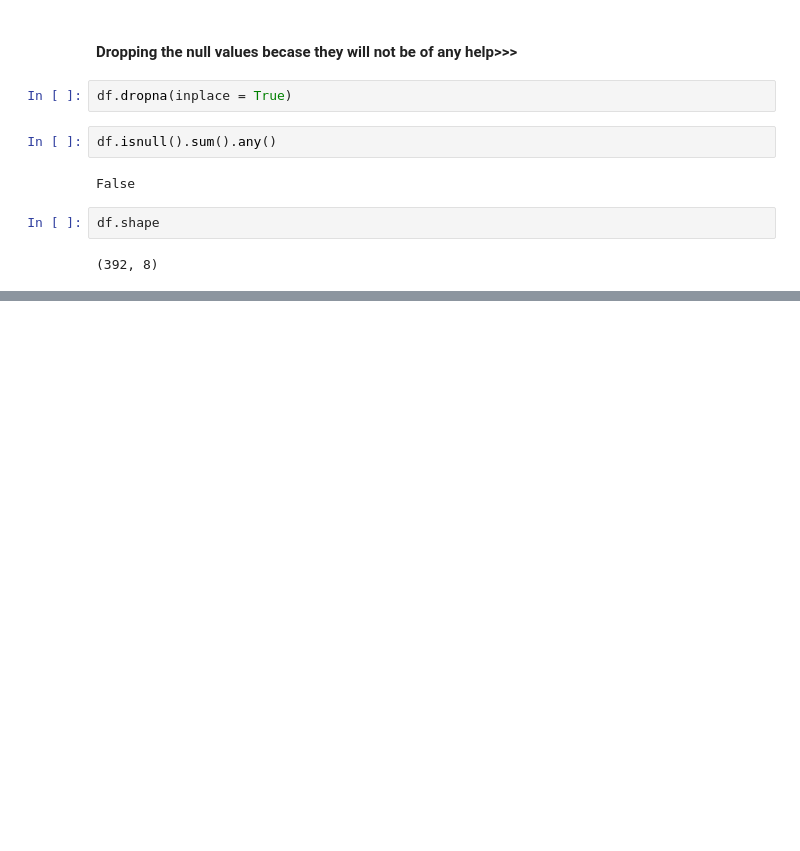
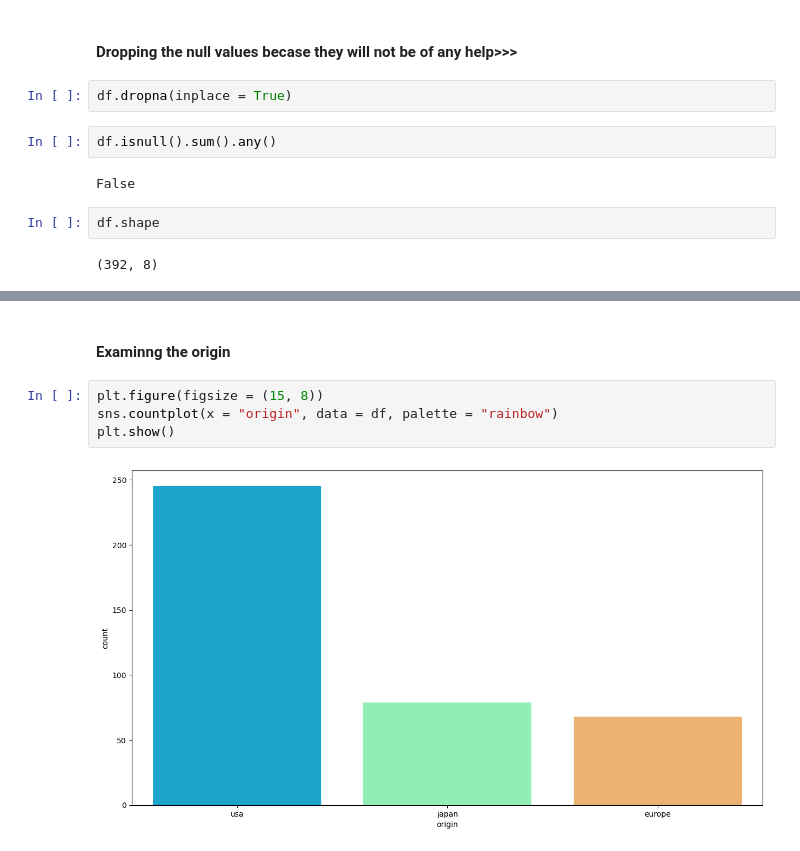
Before and after one commit to kin-yao/udemyy-python, a Jupyter notebook: Linear_Regression.ipynb, the cells around one changed output, grey strips where cells are left out. Drawn from its saved outputs; the diff is of its cells as text; blank space fills up the shorter version.

```diff
--- a/Linear_Regression.ipynb
+++ b/Linear_Regression.ipynb
@@ -117,0 +182,8 @@ df.shape
+# %% [markdown]
+#### Examinng the origin
+# %%
+plt.figure(figsize = (15, 8))
+sns.countplot(x = "origin", data = df, palette = "rainbow")
+plt.show()
+# %% [output]
+[figure, added]
```
Also changed, not shown: parts of 29 cells of this notebook.
